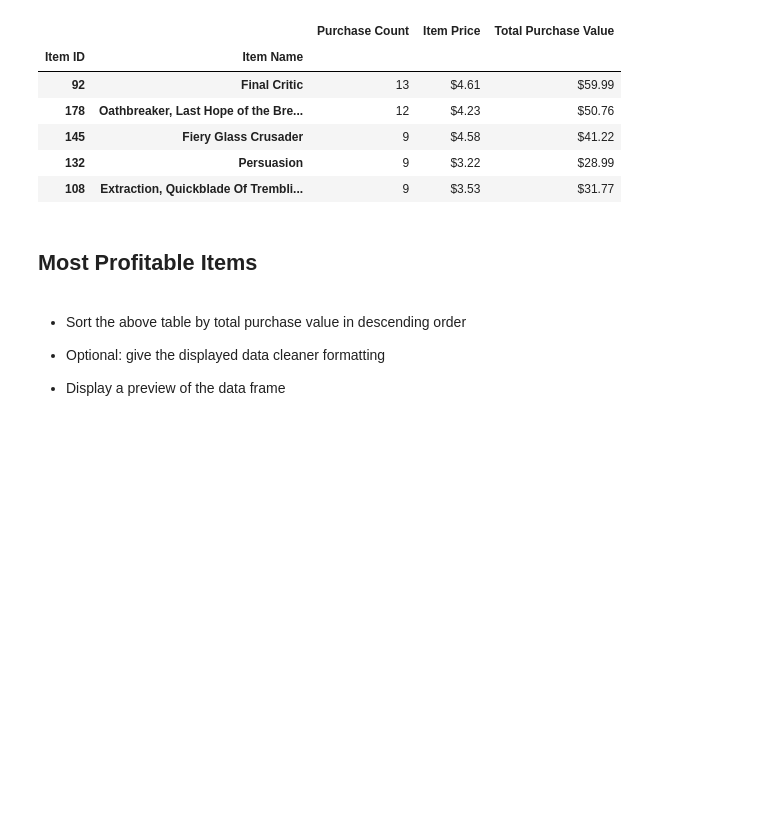
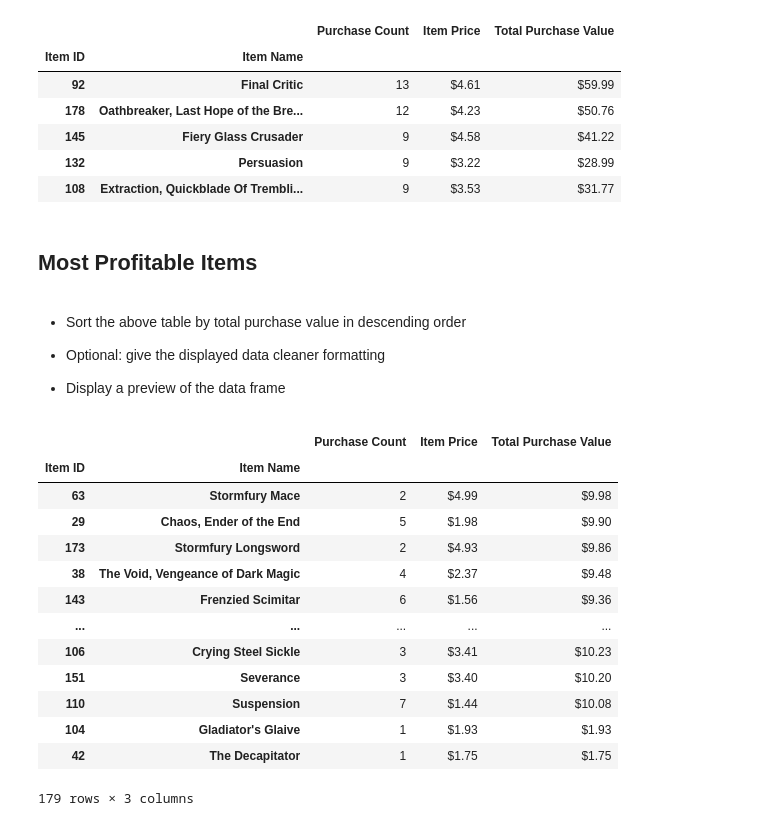
Before and after one commit to Witwer93/pandas-challenge, a Jupyter notebook: HeroesOfPymoli/Pandas_Homework_HeroesOfPymoli.ipynb, the cells around one changed output. Drawn from its saved outputs; the diff is of its cells as text; code cells hidden in the pictures; blank space fills up the shorter version.

Commit message:
Investigating why .format statement prevents sort_values from working properly

```diff
--- a/HeroesOfPymoli/Pandas_Homework_HeroesOfPymoli.ipynb
+++ b/HeroesOfPymoli/Pandas_Homework_HeroesOfPymoli.ipynb
@@ -330,13 +330,15 @@ total_purchase_value = item_df.sum()['Price']
 #calculate avg item price
 avg_item = total_purchase_value/item_count
 
+#create, format and display summary dataframe
 pop_items = pd.DataFrame()
 pop_items['Purchase Count'] = item_count
 pop_items['Item Price'] = avg_item.map("${:,.2f}".format)
 pop_items['Total Purchase Value'] = total_purchase_value.map("${:,.2f}".format)
-pop_items = pop_items.sort_values(by = 'Purchase Count', ascending = False)
 
-pop_items.head()
+pop_items.sort_values(by = 'Purchase Count', ascending = False).head()
+
+#pop_items.head()
 # %% [output]
 |  |  | Purchase Count | Item Price | Total Purchase Value |
 | Item ID | Item Name |  |  |  |
@@ -355,3 +357,24 @@ pop_items.head()
 
 
 * Display a preview of the data frame
+# %%
+#adjust pop_items to be sorted by 'Total Purchase Value'
+profitable_items = pop_items.sort_values(by = 'Total Purchase Value', ascending = False, ignore_index=False)
+profitable_items['Total Purchase Value'] = total_purchase_value.map("${:.2f}".format)
+
+profitable_items
+# %% [output]
+|  |  | Purchase Count | Item Price | Total Purchase Value |
+| Item ID | Item Name |  |  |  |
+| 63 | Stormfury Mace | 2 | $4.99 | $9.98 |
+| 29 | Chaos, Ender of the End | 5 | $1.98 | $9.90 |
+| 173 | Stormfury Longsword | 2 | $4.93 | $9.86 |
+| 38 | The Void, Vengeance of Dark Magic | 4 | $2.37 | $9.48 |
+| 143 | Frenzied Scimitar | 6 | $1.56 | $9.36 |
+| ... | ... | ... | ... | ... |
+| 106 | Crying Steel Sickle | 3 | $3.41 | $10.23 |
+| 151 | Severance | 3 | $3.40 | $10.20 |
+| 110 | Suspension | 7 | $1.44 | $10.08 |
+| 104 | Gladiator's Glaive | 1 | $1.93 | $1.93 |
+| 42 | The Decapitator | 1 | $1.75 | $1.75 |
+179 rows × 3 columns
```
